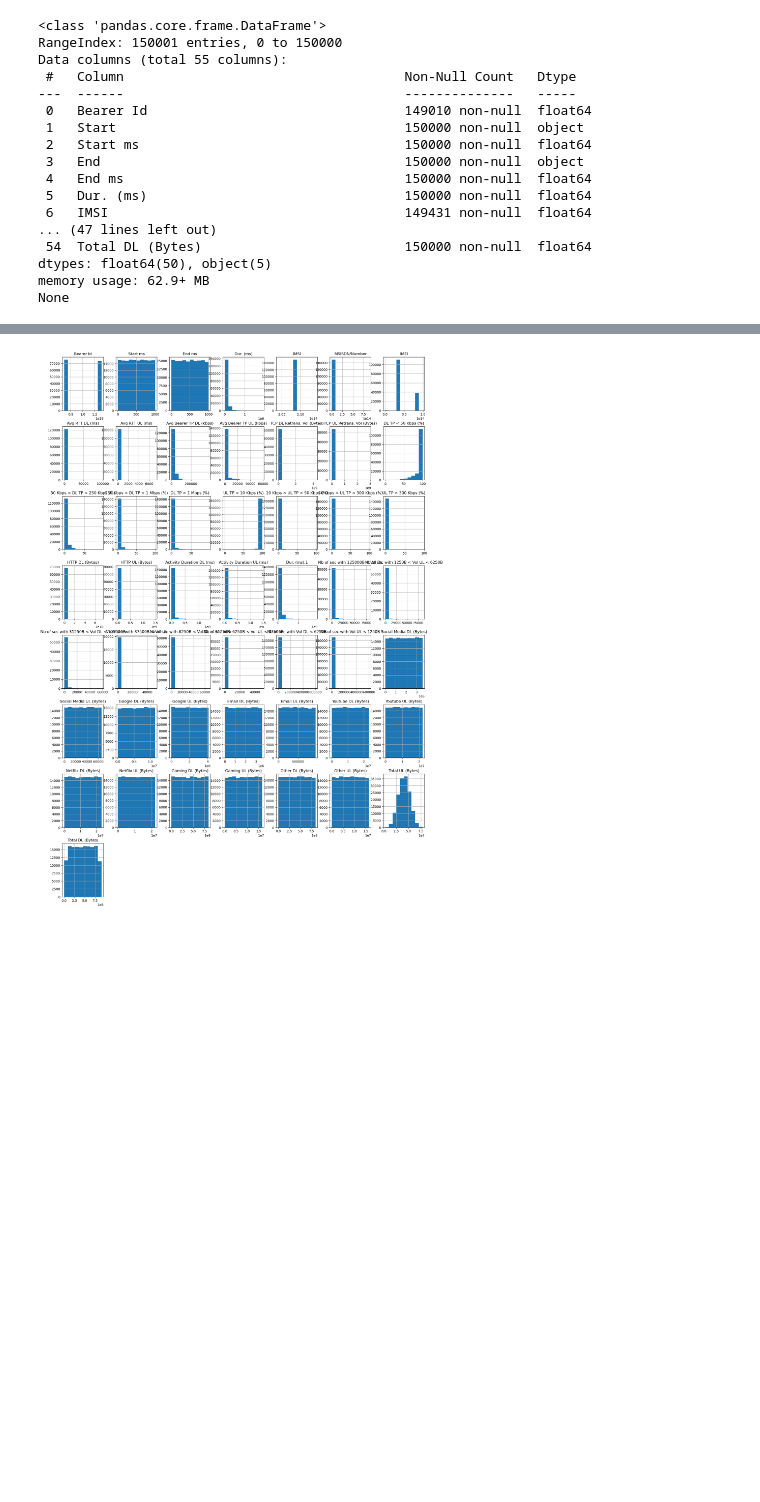
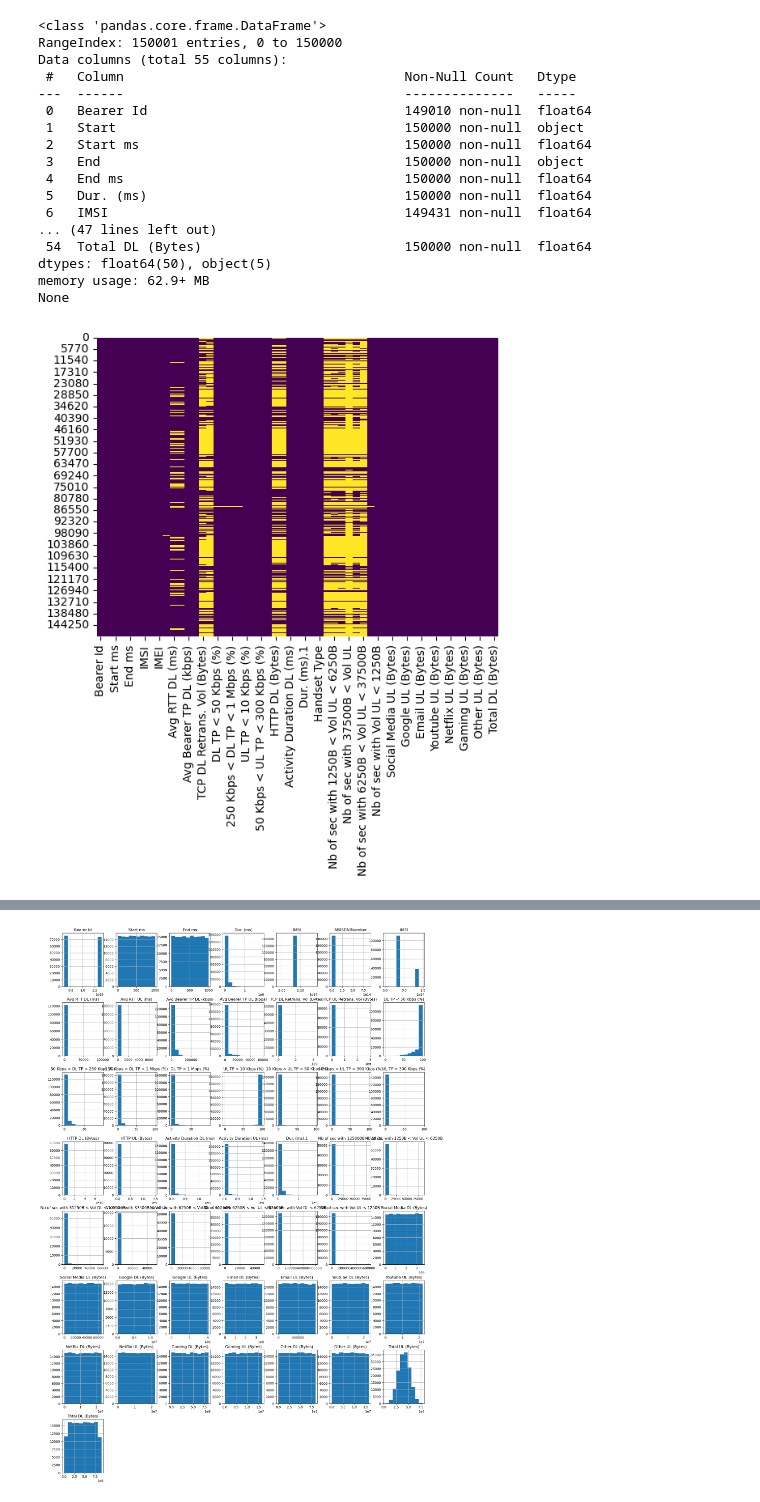
Before and after one commit to HabtamuFeyera/TellComm_Analysis, a Jupyter notebook: task2.ipynb, the cells around one changed output, grey strips where cells are left out. Drawn from its saved outputs; the diff is of its cells as text; code cells hidden in the pictures; blank space fills up the shorter version.

```diff
--- a/task2.ipynb
+++ b/task2.ipynb
@@ -54,3 +54,8 @@ Data columns (total 55 columns):
 dtypes: float64(50), object(5)
 memory usage: 62.9+ MB
 None
+# %%
+sns.heatmap(mydata.isnull(), cbar=False, cmap='viridis')
+plt.show()
+# %% [output]
+[figure, added]
```
Also changed, not shown: parts of 40 cells of this notebook.
